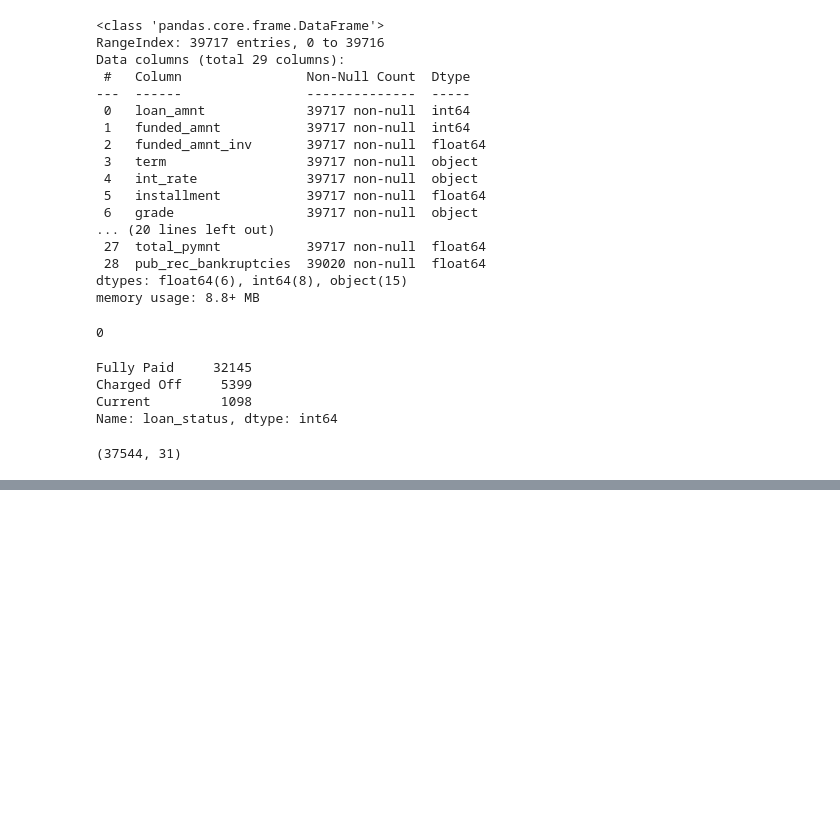
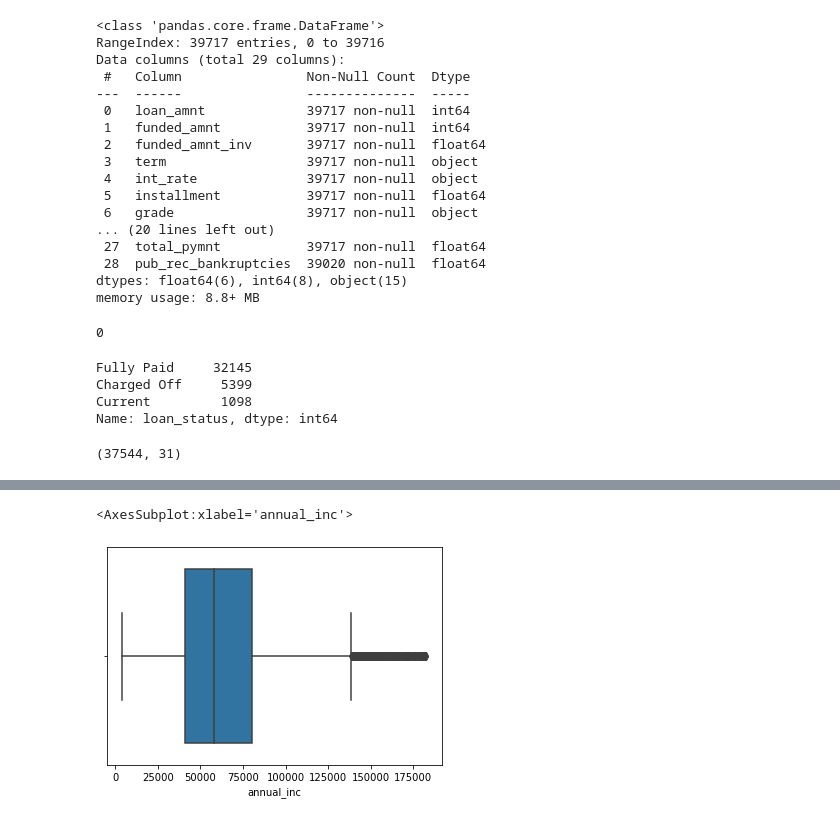
Before and after one commit to blahblahsingh/lending_club, a Jupyter notebook: lending_club.ipynb, the cells around one changed output, grey strips where cells are left out. Cells and saved outputs as stored; diff of their text form; code cells hidden in the pictures; blank space fills up the shorter version.

```diff
--- a/lending_club.ipynb
+++ b/lending_club.ipynb
@@ -239,0 +358,3 @@ Name: total_pymnt, Length: 39717, dtype: float64
+# %%
+df=df[df['annual_inc']<df['annual_inc'].quantile(0.99)]
+df['annual_inc'].describe()
@@ -239,0 +371,5 @@ Name: total_pymnt, Length: 39717, dtype: float64
+# %%
+sns.boxplot(df.annual_inc)
+# %% [output]
+<AxesSubplot:xlabel='annual_inc'>
+[figure, added]
```
Also changed, not shown: parts of 35 cells of this notebook, 1 other file.
